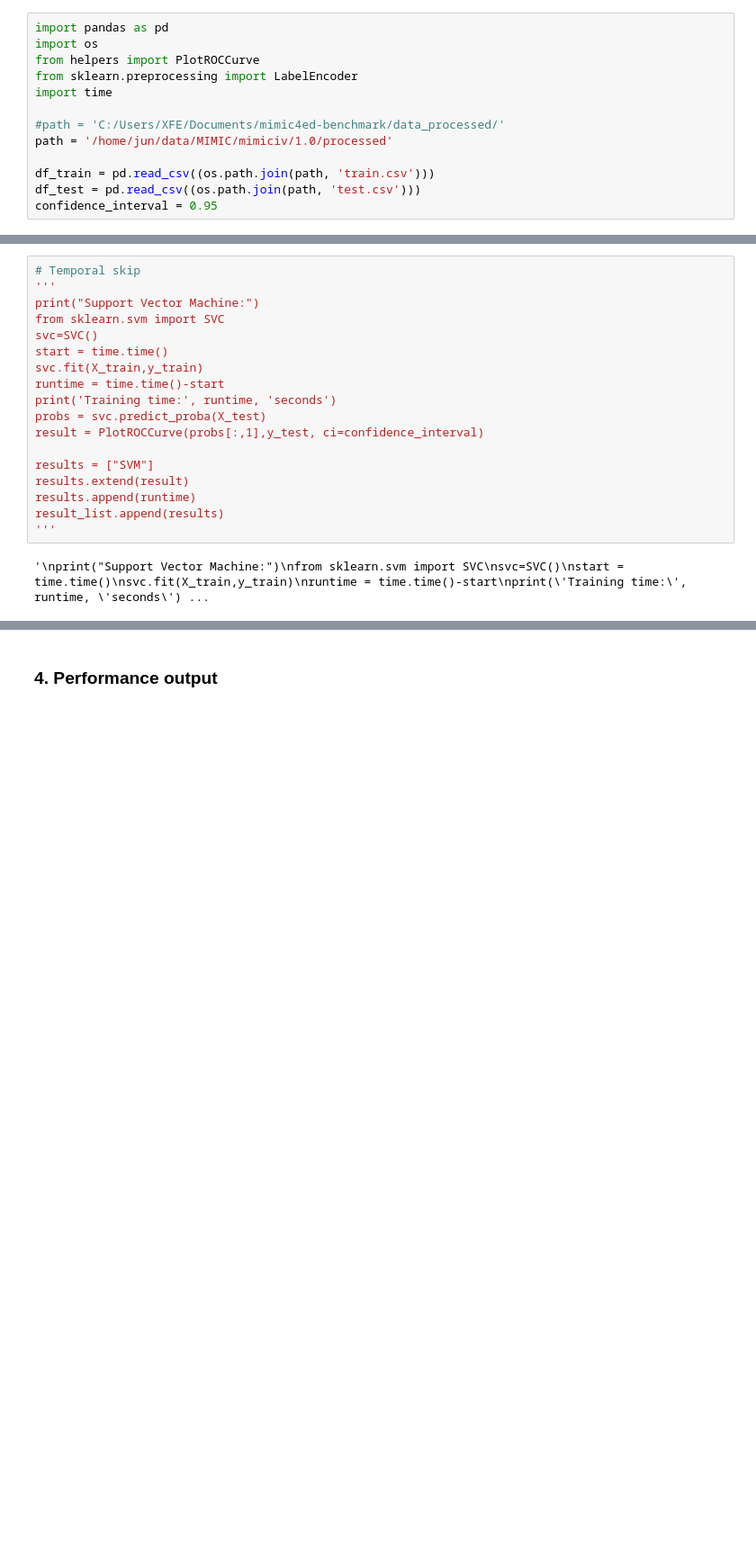
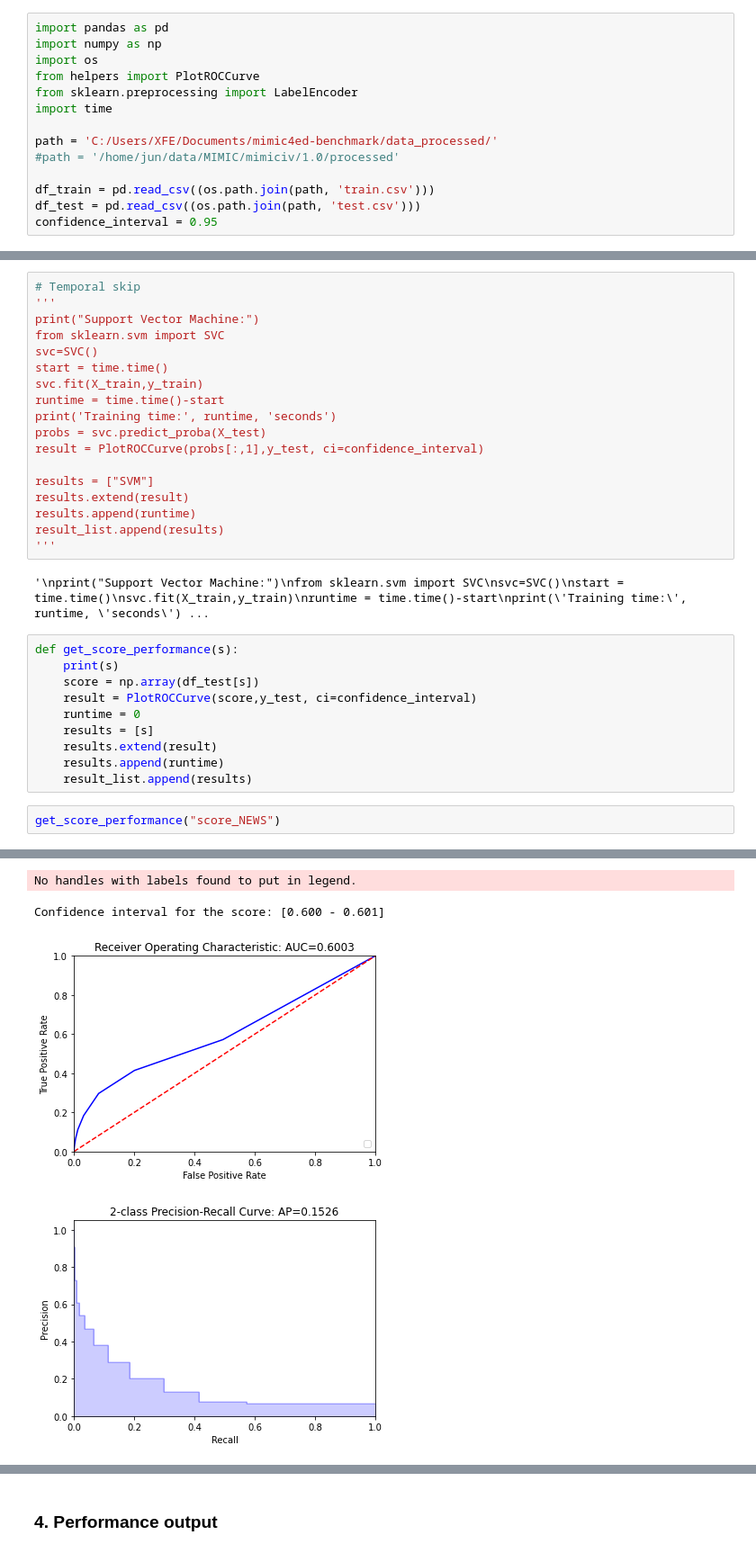
Before and after one commit to nliulab/mimic4ed-benchmark, a Jupyter notebook: Benchmark_scripts/Model_critical_triage.ipynb, the cells around one changed output, grey strips where cells are left out. Shown: that part at 90% size. Drawn from its saved outputs; the diff is of its cells as text; blank space fills up the shorter version.

Commit message:
add score

```diff
--- a/Benchmark_scripts/Model_critical_triage.ipynb
+++ b/Benchmark_scripts/Model_critical_triage.ipynb
@@ -10,13 +10,14 @@ Flow:
 ### Load train and test
 # %%
 import pandas as pd
+import numpy as np
 import os
 from helpers import PlotROCCurve
 from sklearn.preprocessing import LabelEncoder
 import time
 
-#path = 'C:/Users/XFE/Documents/mimic4ed-benchmark/data_processed/'
-path = '/home/jun/data/MIMIC/mimiciv/1.0/processed'
+path = 'C:/Users/XFE/Documents/mimic4ed-benchmark/data_processed/'
+#path = '/home/jun/data/MIMIC/mimiciv/1.0/processed'
 
 df_train = pd.read_csv((os.path.join(path, 'train.csv')))
 df_test = pd.read_csv((os.path.join(path, 'test.csv')))
@@ -239,3 +240,16 @@ result_list.append(results)
 '''
 # %% [output]
 '\nprint("Support Vector Machine:")\nfrom sklearn.svm import SVC\nsvc=SVC()\nstart = time.time()\nsvc.fit(X_train,y_train)\nruntime = time.time()-start\nprint(\'Training time:\', runtime, \'seconds\') ...
+# %%
+def get_score_performance(s):
+    print(s)
+    score = np.array(df_test[s])
+    result = PlotROCCurve(score,y_test, ci=confidence_interval)
+    runtime = 0
+    results = [s]
+    results.extend(result)
+    results.append(runtime)
+    result_list.append(results)
+# %%
+get_score_performance("score_NEWS")
+# %% [output]
@@ -241,0 +262,4 @@ result_list.append(results)
+No handles with labels found to put in legend.
+Confidence interval for the score: [0.600 - 0.601]
+[figure, added]
+[figure, added]
```
Also changed, not shown: parts of 9 cells of this notebook, 2 other files.
